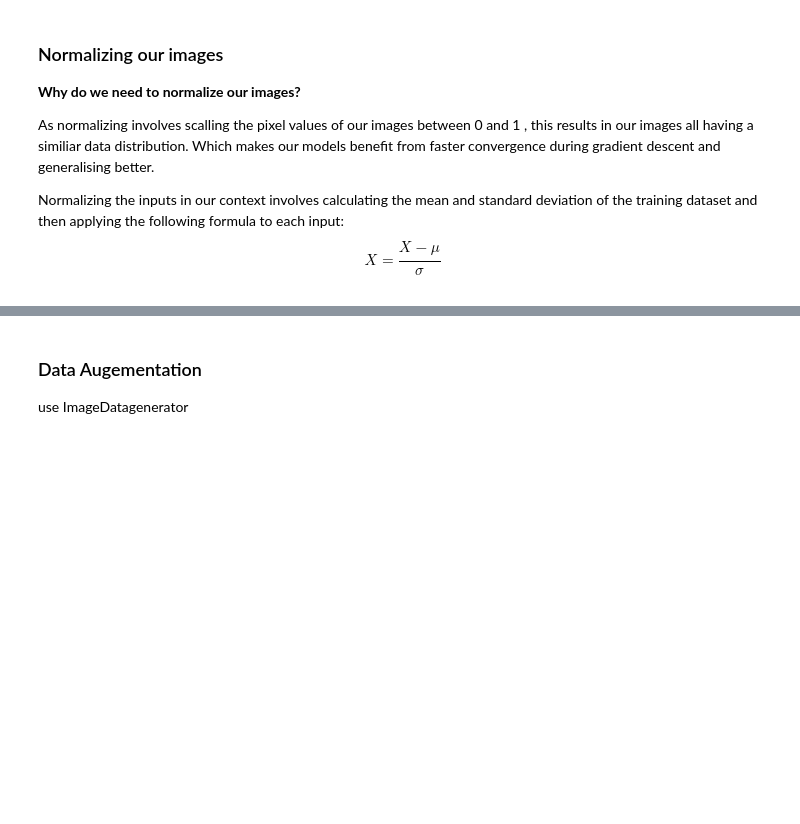
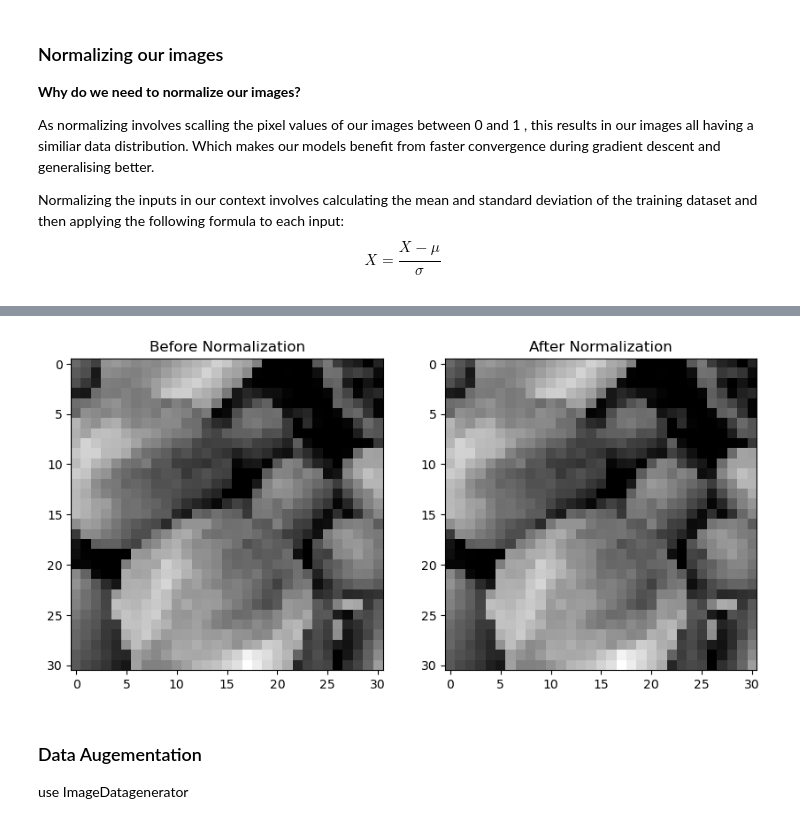
Before and after one commit to errnasty/Connvolution-and-Recurrent-Neural-Networks, a Jupyter notebook: CNN.ipynb, the cells around one changed output, grey strips where cells are left out. Saved outputs shown, nothing was run; the diff lists cells and outputs as text; code cells hidden in the pictures; blank space fills up the shorter version.

```diff
--- a/CNN.ipynb
+++ b/CNN.ipynb
@@ -448,11 +450,3 @@ normalized_dataset_validation_31 = dataset_validation_31.map(process)
 normalized_dataset_train_128 = dataset_train_128.map(process)
 normalized_dataset_test_128 = dataset_test_128.map(process)
 normalized_dataset_validation_128 = dataset_validation_128.map(process)
-# %%
-for images,labels in normalized_dataset_train_31.take(1):
-    print("31x31 Batch Shape:", images.shape)
-    print(images[0])
-
-# for images,labels in dataset_train_31.take(1):
-#     print("31x31 Batch Shape:", images.shape)
-#     print(images[0])
@@ -504,3 +473,20 @@ tf.Tensor(
+# %%
+for images, labels in dataset_train_31.take(1):
+    # Take the first image from the batch
+    image = images[0]
+    label = labels[0]
+
+fig,ax = plt.subplots(ncols=2,figsize=(10,5))
+ax[0].imshow(image.numpy().squeeze(), cmap='gray')
+ax[0].set_title('Before Normalization')
+
+image, label = process(image, label)
+ax[1].imshow(image.numpy().squeeze(), cmap='gray')
+ax[1].set_title('After Normalization')
+
+plt.show()
+# %% [output]
+[figure, added]
 # %% [markdown]
 ### Data Augementation
 use ImageDatagenerator
```
Also changed, not shown: parts of 7 cells of this notebook.
